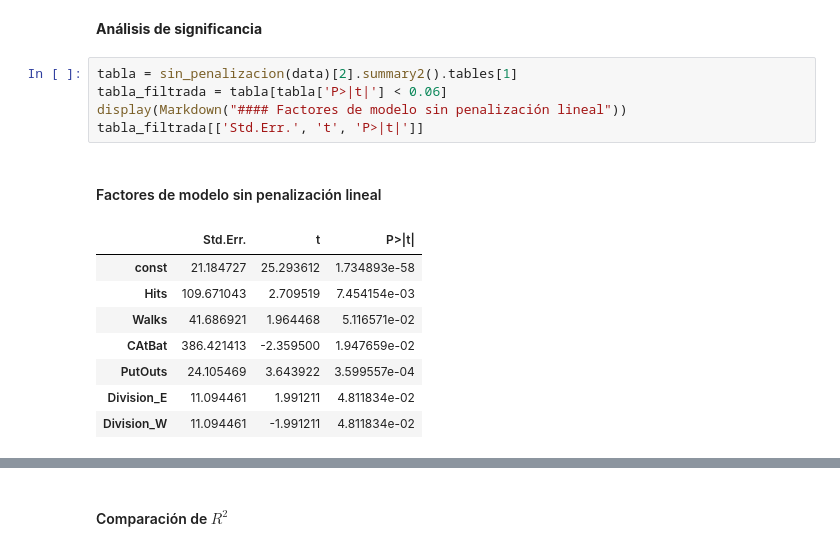
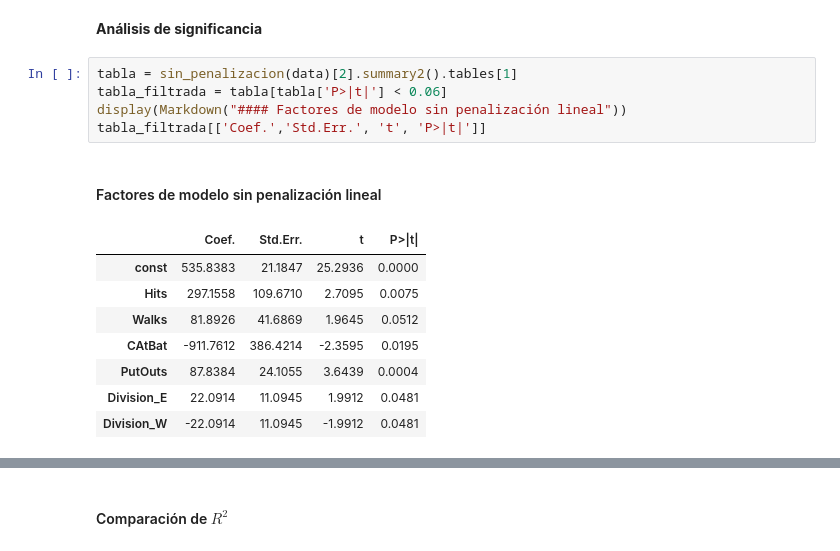
Before and after one commit to AnaSofiaHinojosa/Proyecto1LabAprEstadistico, a Jupyter notebook: Proyecto1.ipynb, the cells around one changed output, grey strips where cells are left out. Saved outputs shown, nothing was run; the diff lists cells and outputs as text.

```diff
--- a/Proyecto1.ipynb
+++ b/Proyecto1.ipynb
@@ -402,18 +428,18 @@ strong multicollinearity problems or that the design matrix is singular.
 # %%
 tabla = sin_penalizacion(data)[2].summary2().tables[1]
 tabla_filtrada = tabla[tabla['P>|t|'] < 0.06]
 display(Markdown("#### Factores de modelo sin penalización lineal"))
-tabla_filtrada[['Std.Err.', 't', 'P>|t|']]
+tabla_filtrada[['Coef.','Std.Err.', 't', 'P>|t|']]
 # %% [output]
 #### Factores de modelo sin penalización lineal
-|  | Std.Err. | t | P>|t| |
-| const | 21.184727 | 25.293612 | 1.734893e-58 |
-| Hits | 109.671043 | 2.709519 | 7.454154e-03 |
-| Walks | 41.686921 | 1.964468 | 5.116571e-02 |
-| CAtBat | 386.421413 | -2.359500 | 1.947659e-02 |
-| PutOuts | 24.105469 | 3.643922 | 3.599557e-04 |
-| Division_E | 11.094461 | 1.991211 | 4.811834e-02 |
-| Division_W | 11.094461 | -1.991211 | 4.811834e-02 |
+|  | Coef. | Std.Err. | t | P>|t| |
+| const | 535.8383 | 21.1847 | 25.2936 | 0.0000 |
+| Hits | 297.1558 | 109.6710 | 2.7095 | 0.0075 |
+| Walks | 81.8926 | 41.6869 | 1.9645 | 0.0512 |
+| CAtBat | -911.7612 | 386.4214 | -2.3595 | 0.0195 |
+| PutOuts | 87.8384 | 24.1055 | 3.6439 | 0.0004 |
+| Division_E | 22.0914 | 11.0945 | 1.9912 | 0.0481 |
+| Division_W | -22.0914 | 11.0945 | -1.9912 | 0.0481 |
 # %%
 ridge(data, 1)[0]
 # %% [output]
```
Also changed, not shown: parts of 25 cells of this notebook.
